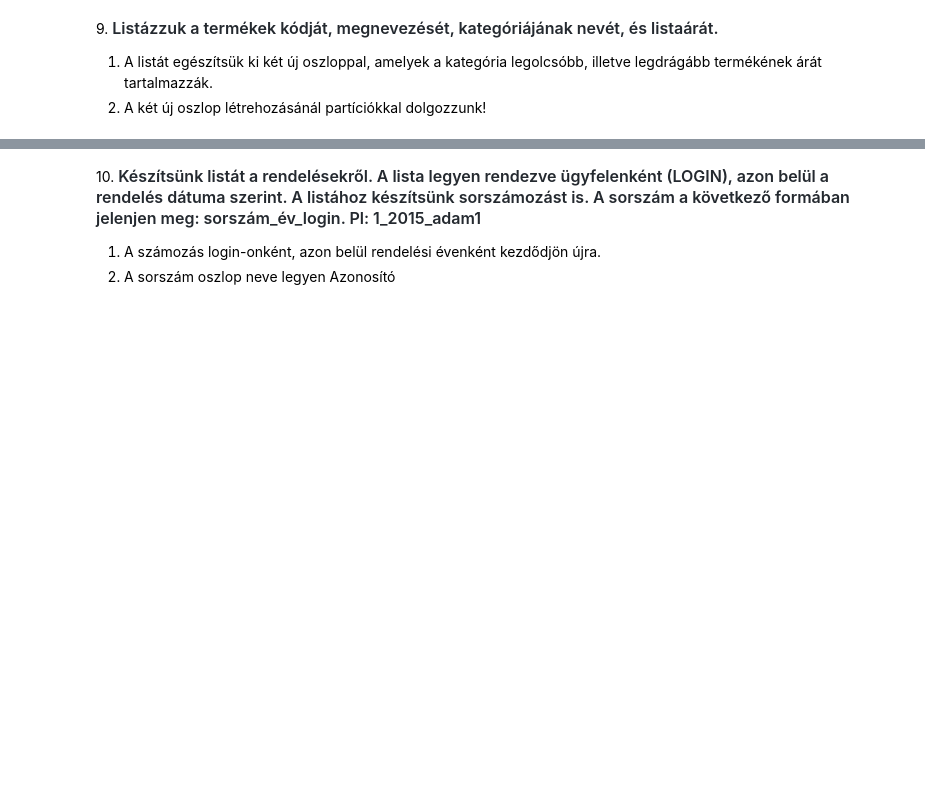
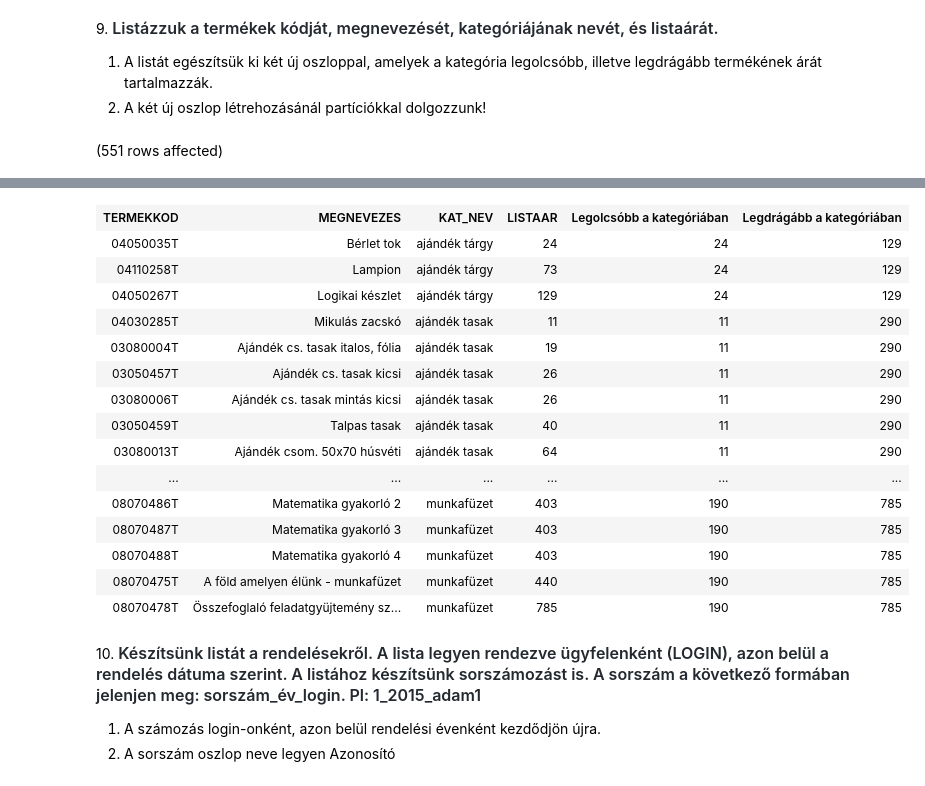
Before and after one commit to marinatoth/db_sql, a Jupyter notebook: gyakorlat05_feladatok.ipynb, the cells around one changed output, grey strips where cells are left out. Drawn from its saved outputs; the diff is of its cells as text; code cells hidden in the pictures; blank space fills up the shorter version.

Commit message:
8,9 LAST

```diff
--- a/gyakorlat05_feladatok.ipynb
+++ b/gyakorlat05_feladatok.ipynb
@@ -138,3 +164,14 @@ Total execution time: 00:00:00.011
 
 1. A listát egészítsük ki két új oszloppal, amelyek a kategória legolcsóbb, illetve legdrágább termékének árát tartalmazzák.
 2. A két új oszlop létrehozásánál partíciókkal dolgozzunk!
+# %%
+SELECT TERMEKKOD, MEGNEVEZES, KAT_NEV, LISTAAR,
+    FIRST_VALUE(LISTAAR) OVER(PARTITION BY KAT_NEV ORDER by LISTAAR ) as 'Legolcsóbb a kategóriában',
+
+    LAST_VALUE(LISTAAR) OVER(PARTITION BY KAT_NEV ORDER by LISTAAR
+    RANGE BETWEEN UNBOUNDED PRECEDING AND UNBOUNDED
+    FOLLOWING) as 'Legdrágább a kategóriában'
+--FIRST_VALUE(LISTAAR) OVER(PARTITION BY KAT_NEV ORDER by LISTAAR DESC) as 'Legdrágább a kategóriában'
+FROM Termek t JOIN Termekkategoria tk ON t.KAT_ID=tk.KAT_ID
+# %% [output]
+(551 rows affected)
@@ -141,3 +179,19 @@ Total execution time: 00:00:00.011
+| TERMEKKOD | MEGNEVEZES | KAT_NEV | LISTAAR | Legolcsóbb a kategóriában | Legdrágább a kategóriában |
+| 04050035T | Bérlet tok | ajándék tárgy | 24 | 24 | 129 |
+| 04110258T | Lampion | ajándék tárgy | 73 | 24 | 129 |
+| 04050267T | Logikai készlet | ajándék tárgy | 129 | 24 | 129 |
+| 04030285T | Mikulás zacskó | ajándék tasak | 11 | 11 | 290 |
+| 03080004T | Ajándék cs. tasak italos, fólia | ajándék tasak | 19 | 11 | 290 |
+| 03050457T | Ajándék cs. tasak kicsi | ajándék tasak | 26 | 11 | 290 |
+| 03080006T | Ajándék cs. tasak mintás kicsi | ajándék tasak | 26 | 11 | 290 |
+| 03050459T | Talpas tasak | ajándék tasak | 40 | 11 | 290 |
+| 03080013T | Ajándék csom. 50x70 húsvéti | ajándék tasak | 64 | 11 | 290 |
+| ... | ... | ... | ... | ... | ... |
+| 08070486T | Matematika gyakorló 2 | munkafüzet | 403 | 190 | 785 |
+| 08070487T | Matematika gyakorló 3 | munkafüzet | 403 | 190 | 785 |
+| 08070488T | Matematika gyakorló 4 | munkafüzet | 403 | 190 | 785 |
+| 08070475T | A föld amelyen élünk - munkafüzet | munkafüzet | 440 | 190 | 785 |
+| 08070478T | Összefoglaló feladatgyüjtemény sz... | munkafüzet | 785 | 190 | 785 |
 # %% [markdown]
 10. <span style="font-weight: 600; color: rgb(36, 41, 47); font-family: -apple-system, BlinkMacSystemFont, &quot;Segoe UI&quot;, Helvetica, Arial, sans-serif, &quot;Apple Color Emoji&quot;, &quot;Segoe UI Emoji&quot;; font-size: 16px;">Készítsünk listát a rendelésekről. A lista legyen rendezve ügyfelenként (LOGIN), azon belül a rendelés dátuma szerint. A listához készítsünk sorszámozást is. A sorszám a következő formában jelenjen meg: sorszám_év_login. Pl: 1_2015_adam1</span>
 
```
Also changed, not shown: parts of 2 cells of this notebook.
